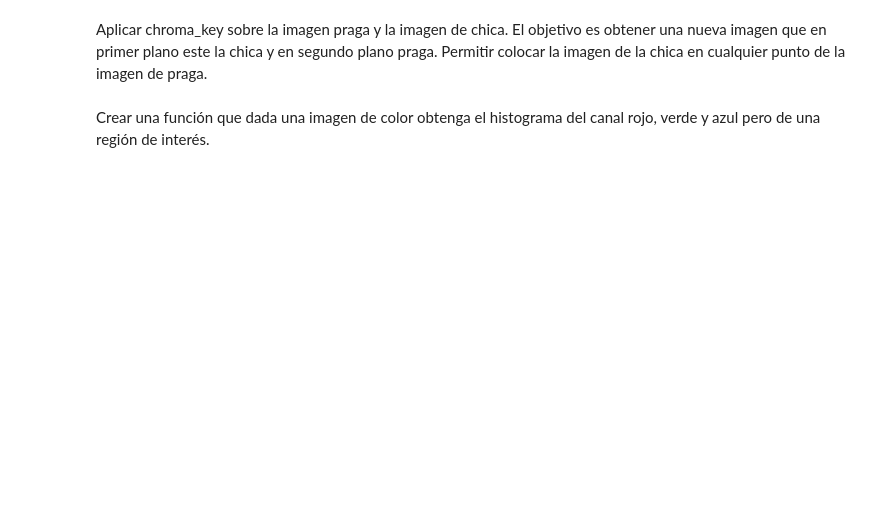
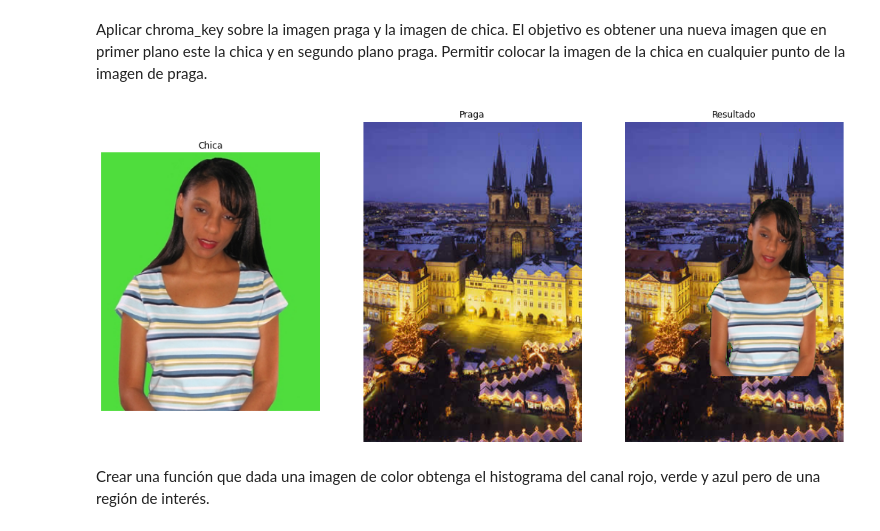
Before and after one commit to IgnacioVellido/DS-Assignments, a Jupyter notebook: VC/P2/Leccion3.ipynb, the cells around one changed output. Cells and saved outputs as stored; diff of their text form; code cells hidden in the pictures; blank space fills up the shorter version.

```diff
--- a/VC/P2/Leccion3.ipynb
+++ b/VC/P2/Leccion3.ipynb
@@ -212,11 +0,0 @@ La cabecera de esta función es la siguiente:
-# %%
-from matplotlib import pyplot as plt
-import cv2
-img=cv2.imread('barbara.png', cv2.IMREAD_GRAYSCALE)
-print(img.shape)
-
-plt.figure(figsize=(10,8))
-hist= cv2.calcHist([img],[0],None,[256],[0,256])
-plt.subplot(121), plt.imshow(img, 'gray')
-plt.subplot(122), plt.plot(hist)
-plt.xlim([0,256])
@@ -436,4 +199,46 @@ Sobre la imagen pez1 cambiar el azul a naranja
 # %% [markdown]
 Aplicar chroma_key sobre la imagen praga y la imagen de chica. El objetivo es obtener una nueva imagen que en primer plano este la chica y en segundo plano praga. Permitir colocar la imagen de la chica en cualquier punto de la imagen de praga.
+# %%
+def chroma_key(img, img2, width, height, x, y):
+    img_hsv = cv2.cvtColor(img, cv2.COLOR_BGR2HSV)
+
+    # Quitar fondo
+    # Verde: HSV(60,255,255)
+    # Cogemos el rango de +-30º
+    lower_color = np.array([30,128,50])
+    upper_color = np.array([90,255,255])
+    mask = cv2.inRange(img_hsv, lower_color, upper_color)
+    mask = 255 - mask
+
+    # Aplicando la máscara
+    res = cv2.bitwise_and(img, img, mask=mask)
+
+    # Hacemos la superposición de imágenes en la zona indicada
+    res = cv2.resize(res, (width,height))
+    img2_cut = img2[x:x + height, y:y + width, :]
+
+    res = np.where(res == 0, img2_cut, res)
+
+    fin = img2.copy()
+    fin[x:x + height, y:y + width,:] = res
+
+    return cv2.cvtColor(fin, cv2.COLOR_BGR2RGB)
+
+# ---------------------------------------------------------------
+
+width = 200
+height = 250
+x = y = 100
+
+img = cv2.imread("chica.jpg", cv2.IMREAD_COLOR)
+img_rgb = cv2.cvtColor(img, cv2.COLOR_BGR2RGB)
+img2 = cv2.imread("praga1.jpg", cv2.IMREAD_COLOR)
+img2_rgb = cv2.cvtColor(img2, cv2.COLOR_BGR2RGB)
+
+fin = chroma_key(img, img2, width, height, x, y)
+
+plot_vector_img([img_rgb, img2_rgb, fin], titles=["Chica", "Praga", "Resultado"])
+# %% [output]
+[figure, added]
 # %% [markdown]
 Crear una función que dada una imagen de color obtenga el histograma del canal rojo, verde y azul pero de una región de interés.
```
Also changed, not shown: parts of 31 cells of this notebook, 1 other file.
